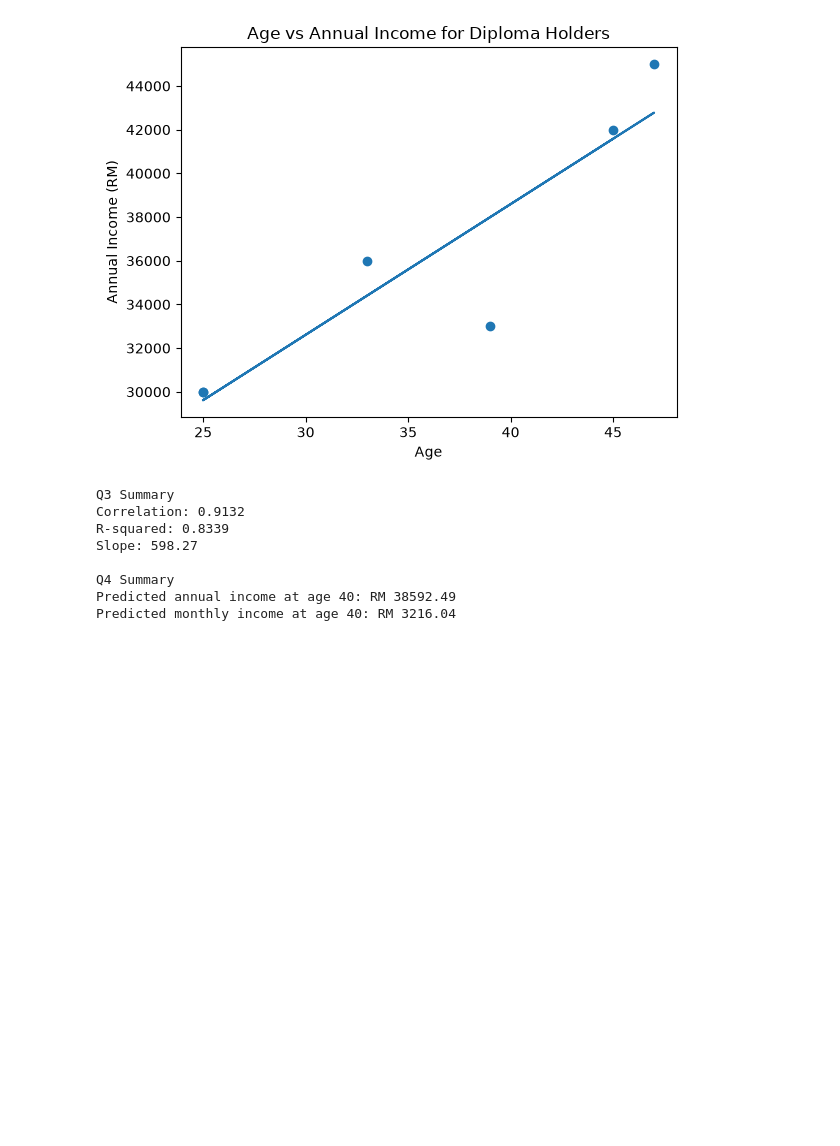
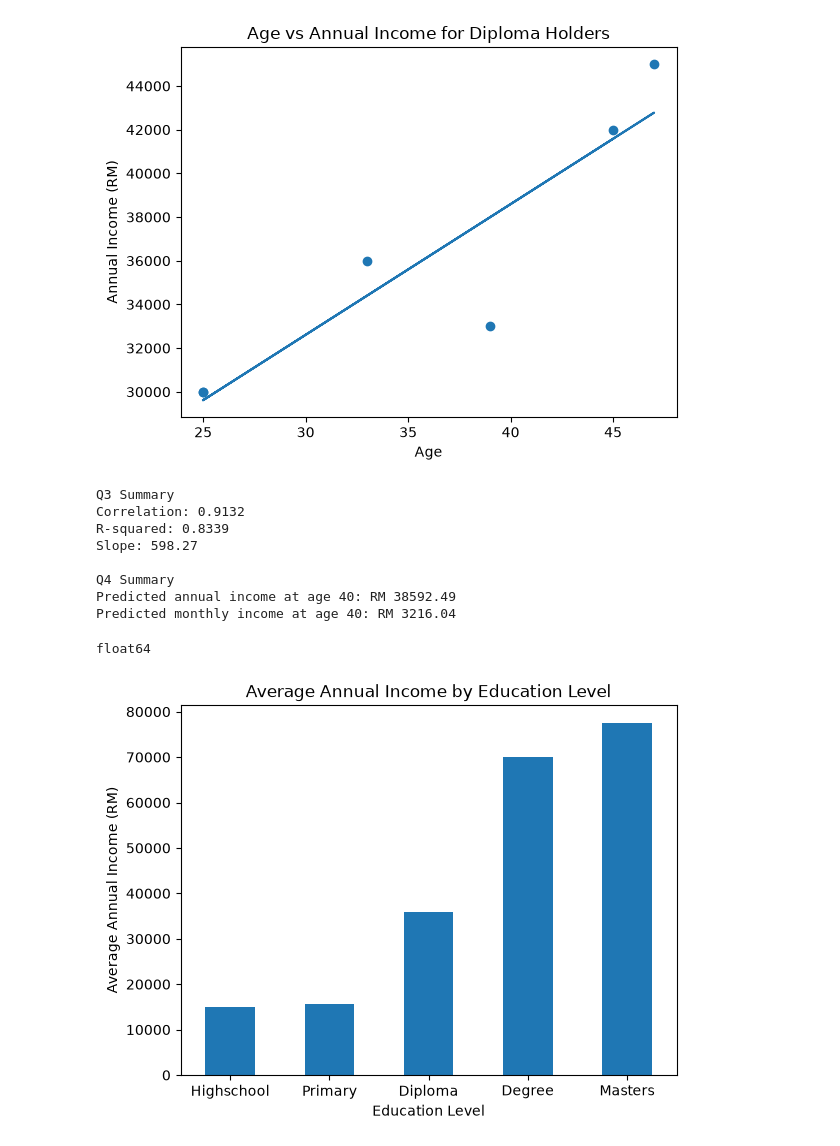
Before and after one commit to Ushira544/kasatria, a Jupyter notebook: analysis.ipynb, the cells around one changed output. Saved outputs shown, nothing was run; the diff lists cells and outputs as text; code cells hidden in the pictures; blank space fills up the shorter version.

Commit message:
Add data visualizations and final analysis

```diff
--- a/analysis.ipynb
+++ b/analysis.ipynb
@@ -154,3 +154,34 @@ Slope: 598.27
 Q4 Summary
 Predicted annual income at age 40: RM 38592.49
 Predicted monthly income at age 40: RM 3216.04
+# %%
+# Convert Annual Income to numeric
+df["Annual Income"] = (
+    df["Annual Income"]
+    .astype(str)
+    .str.replace(",", "", regex=False)
+    .astype(float)
+)
+
+print(df["Annual Income"].dtype)
+# %% [output]
+float64
+# %%
+# Average annual income by education level
+
+education_income = (
+    df.groupby("Education")["Annual Income"]
+    .mean()
+    .sort_values()
+)
+
+education_income.plot(kind="bar")
+
+plt.title("Average Annual Income by Education Level")
+plt.xlabel("Education Level")
+plt.ylabel("Average Annual Income (RM)")
+plt.xticks(rotation=0)
+
+plt.show()
+# %% [output]
+[figure, added]
```
Also changed, not shown: parts of 2 cells of this notebook.
